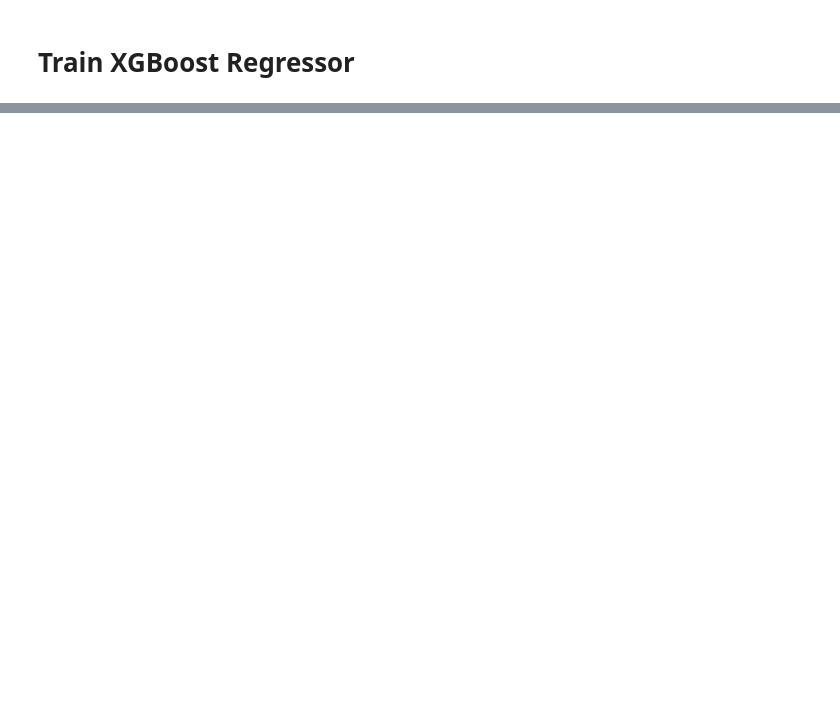
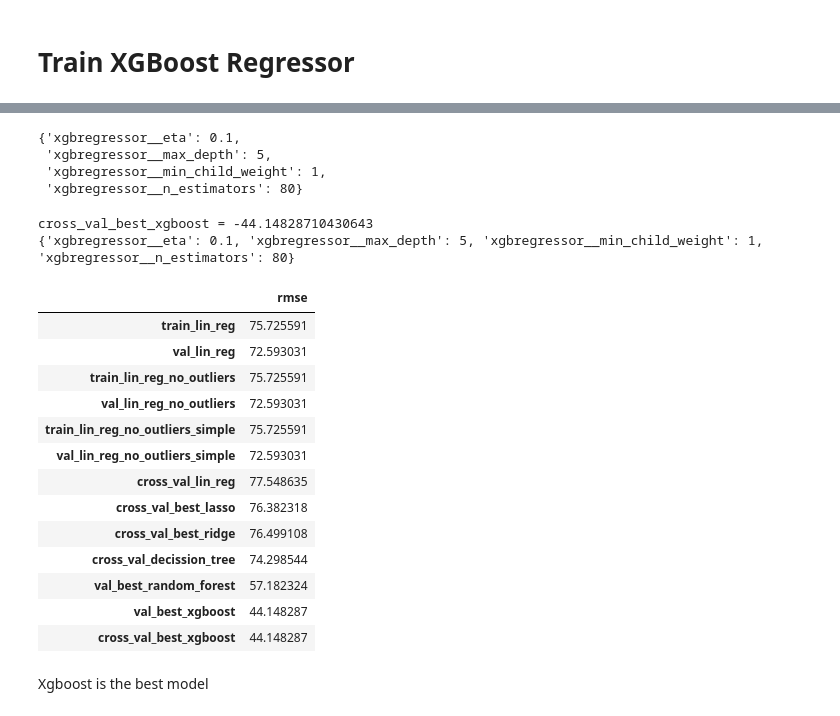
Before and after one commit to MarcosMJD/ml-fish-weight-predition, a Jupyter notebook: development/notebook.ipynb, the cells around one changed output, grey strips where cells are left out. Saved outputs shown, nothing was run; the diff lists cells and outputs as text; code cells hidden in the pictures; blank space fills up the shorter version.

```diff
--- a/development/notebook.ipynb
+++ b/development/notebook.ipynb
@@ -187,0 +706,6 @@ Define pipeline
+# %%
+val_best_random_forest = gs_random_forest.score(df_val, y_val)
+print(f'val_best_random_forest = {val_best_random_forest}')
+print(gs_random_forest.best_params_)
+results["val_best_random_forest"] = np.abs(val_best_random_forest)
+results.T
@@ -189,0 +734,13 @@ Define pipeline
+# %%
+xgb_params = [{
+  'xgbregressor__n_estimators': [50, 80,100,120],
+  'xgbregressor__max_depth': [2,3,4,5,6],
+  'xgbregressor__eta' : [1,0.5,0.3,0.1, 0.01,0.001],
+  'xgbregressor__min_child_weight' : [1,5,10],
+}]
+# %%
+xgb_regressor = XGBRegressor(random_state=5, n_jobs=4)
+train_pipeline = make_pipeline(preprocessor, xgb_regressor)
+gs_xgboost = GridSearchCV(estimator=train_pipeline, param_grid=xgb_params, scoring="neg_root_mean_squared_error", verbose=True)
+# %%
+gs_xgboost.fit(df_train, y_train)
@@ -189,0 +766,32 @@ Define pipeline
+# %%
+gs_xgboost.best_params_
+# %% [output]
+{'xgbregressor__eta': 0.1,
+ 'xgbregressor__max_depth': 5,
+ 'xgbregressor__min_child_weight': 1,
+ 'xgbregressor__n_estimators': 80}
+# %%
+val_best_xgboost = gs_xgboost.score(df_val, y_val)
+print(f'cross_val_best_xgboost = {val_best_xgboost}')
+print(gs_xgboost.best_params_)
+results["cross_val_best_xgboost"] = np.abs(val_best_xgboost)
+results.T
+# %% [output]
+cross_val_best_xgboost = -44.14828710430643
+{'xgbregressor__eta': 0.1, 'xgbregressor__max_depth': 5, 'xgbregressor__min_child_weight': 1, 'xgbregressor__n_estimators': 80}
+|  | rmse |
+| train_lin_reg | 75.725591 |
+| val_lin_reg | 72.593031 |
+| train_lin_reg_no_outliers | 75.725591 |
+| val_lin_reg_no_outliers | 72.593031 |
+| train_lin_reg_no_outliers_simple | 75.725591 |
+| val_lin_reg_no_outliers_simple | 72.593031 |
+| cross_val_lin_reg | 77.548635 |
+| cross_val_best_lasso | 76.382318 |
+| cross_val_best_ridge | 76.499108 |
+| cross_val_decission_tree | 74.298544 |
+| val_best_random_forest | 57.182324 |
+| val_best_xgboost | 44.148287 |
+| cross_val_best_xgboost | 44.148287 |
+# %% [markdown]
+Xgboost is the best model
```
Also changed, not shown: parts of 84 cells of this notebook, 3 other files.
